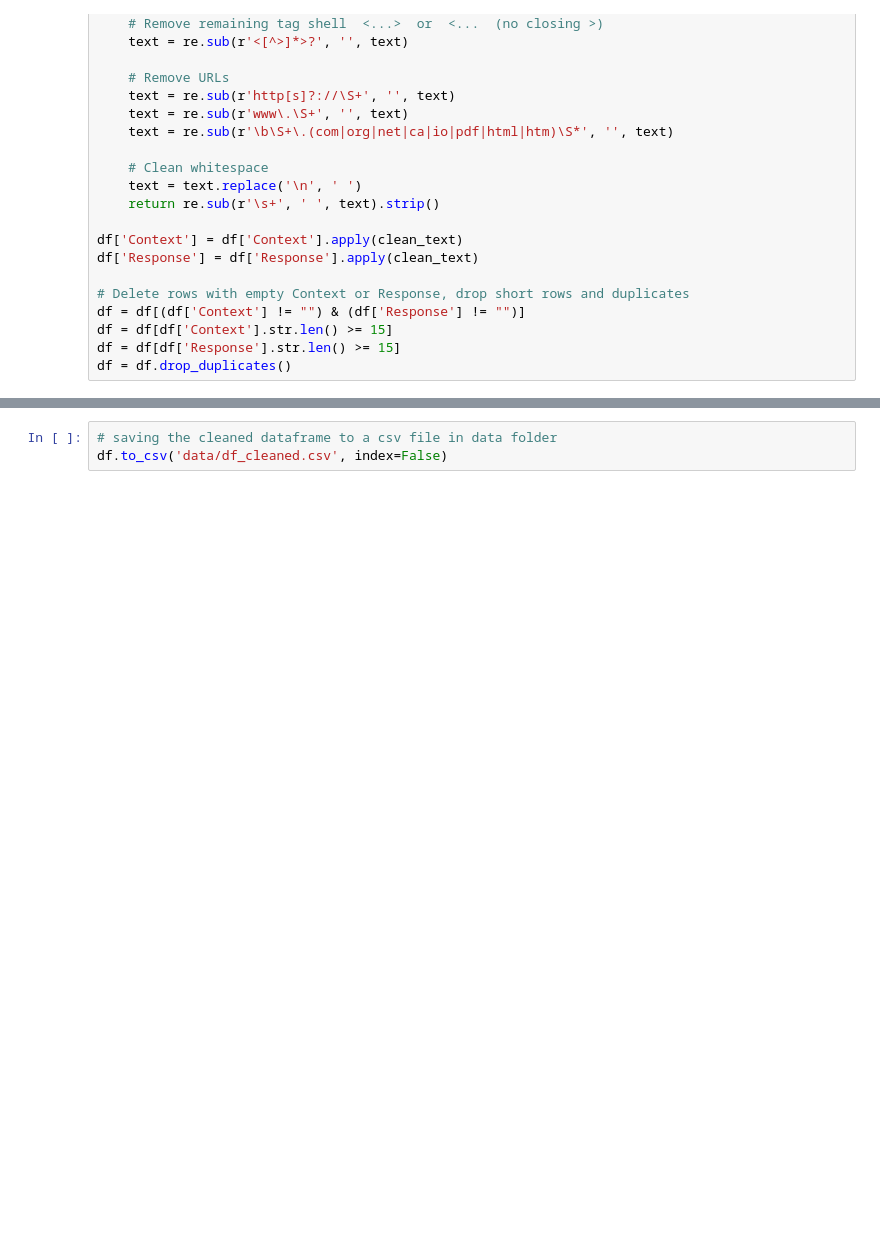
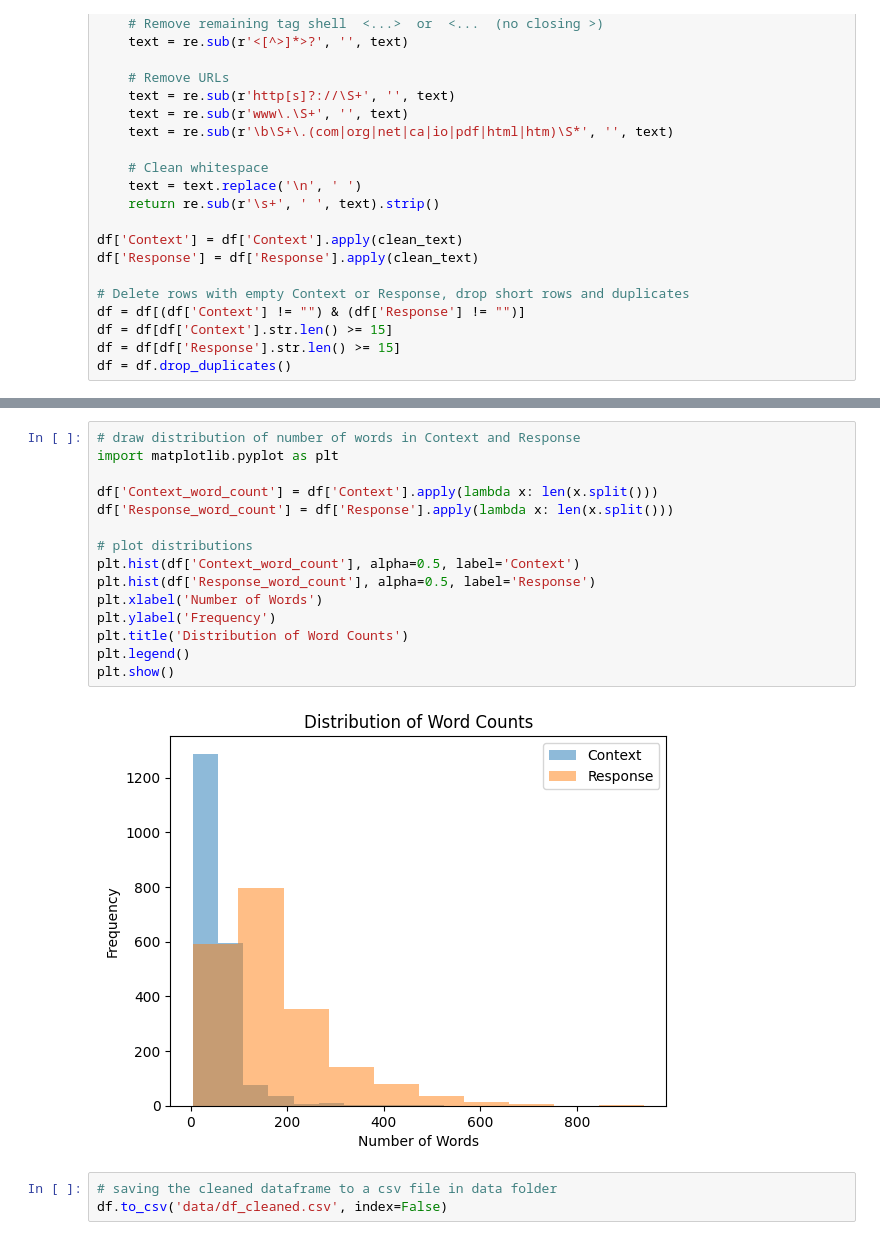
Before and after one commit to KhalidAhmed1/Mental-health-RAG, a Jupyter notebook: rag_pipeline.ipynb, the cells around one changed output, grey strips where cells are left out. Cells and saved outputs as stored; diff of their text form; blank space fills up the shorter version.

```diff
--- a/rag_pipeline.ipynb
+++ b/rag_pipeline.ipynb
@@ -108,3 +160,20 @@ print("Saved to conflicts_output.txt")
+# %%
+# draw distribution of number of words in Context and Response
+import matplotlib.pyplot as plt
+
+df['Context_word_count'] = df['Context'].apply(lambda x: len(x.split()))
+df['Response_word_count'] = df['Response'].apply(lambda x: len(x.split()))
+
+# plot distributions
+plt.hist(df['Context_word_count'], alpha=0.5, label='Context')
+plt.hist(df['Response_word_count'], alpha=0.5, label='Response')
+plt.xlabel('Number of Words')
+plt.ylabel('Frequency')
+plt.title('Distribution of Word Counts')
+plt.legend()
+plt.show()
+# %% [output]
+[figure, added]
 # %%
 # saving the cleaned dataframe to a csv file in data folder
 df.to_csv('data/df_cleaned.csv', index=False)
```
Also changed, not shown: parts of 36 cells of this notebook.
